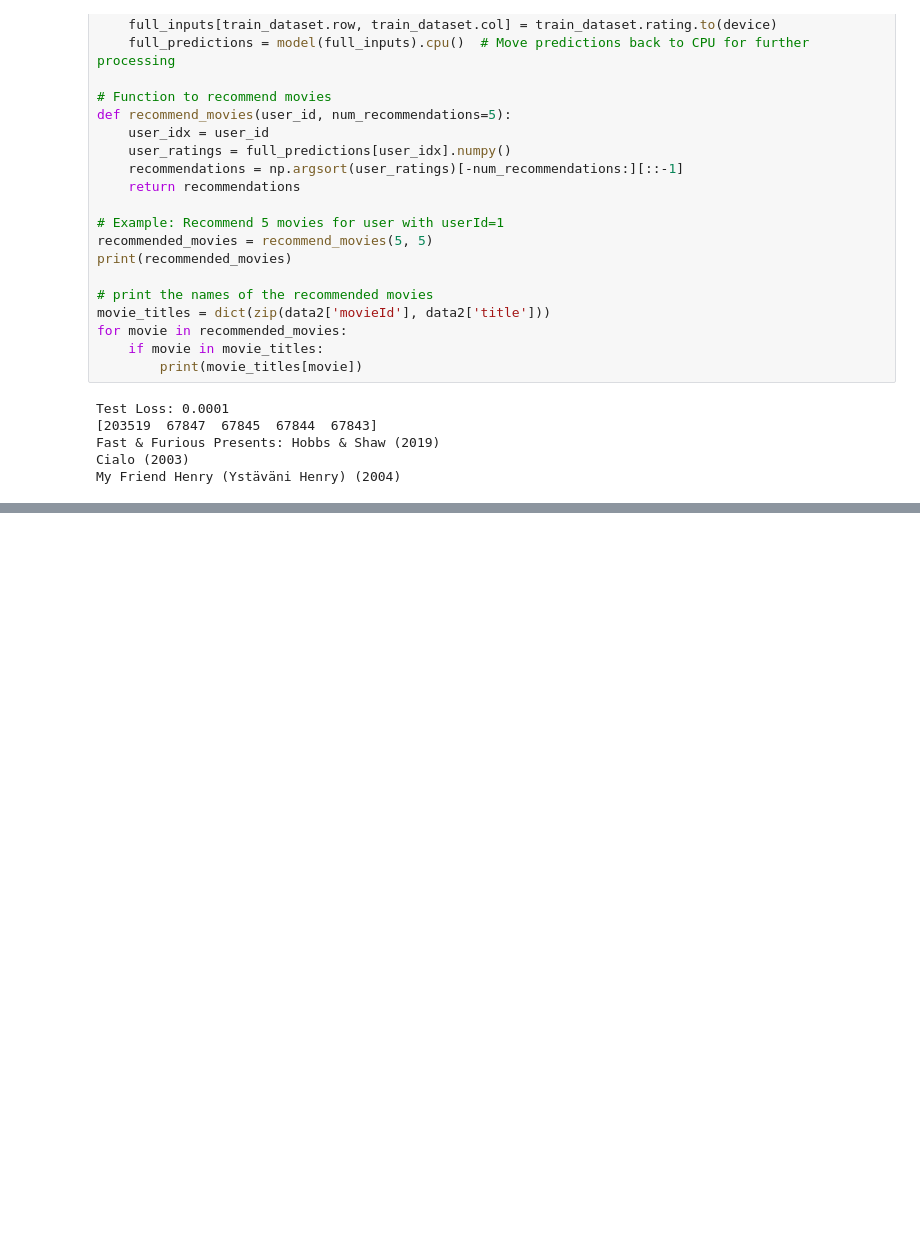
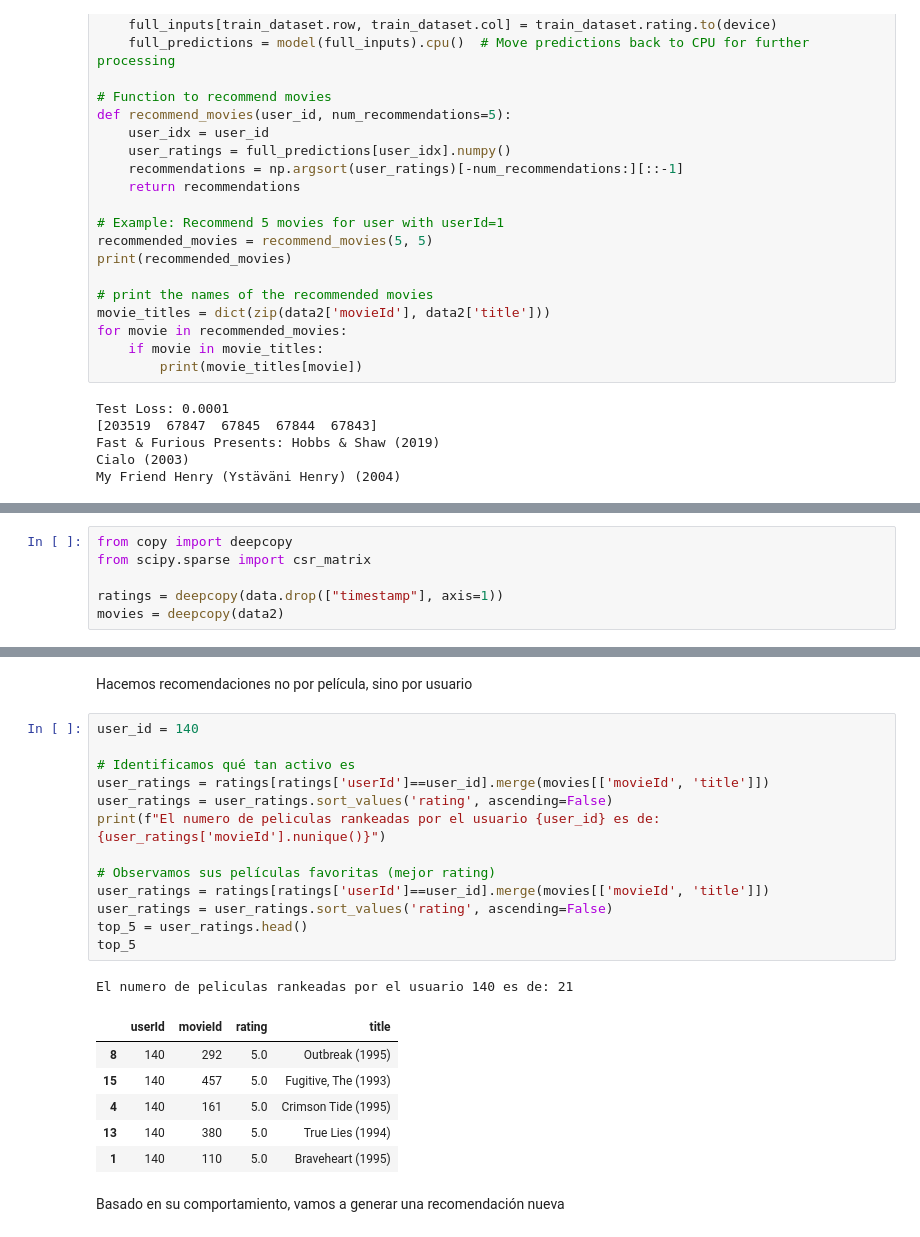
Before and after one commit to zangatec/BigDataEquipo30, a Jupyter notebook: Proyecto_avance_1_equipo30.ipynb, the cells around one changed output, grey strips where cells are left out. Drawn from its saved outputs; the diff is of its cells as text; blank space fills up the shorter version.

```diff
--- a/Proyecto_avance_1_equipo30.ipynb
+++ b/Proyecto_avance_1_equipo30.ipynb
@@ -796,0 +801,6 @@ My Friend Henry (Ystäväni Henry) (2004)
+# %%
+from copy import deepcopy
+from scipy.sparse import csr_matrix
+
+ratings = deepcopy(data.drop(["timestamp"], axis=1))
+movies = deepcopy(data2)
@@ -796,0 +908,25 @@ My Friend Henry (Ystäväni Henry) (2004)
+# %% [markdown]
+Hacemos recomendaciones no por película, sino por usuario
+# %%
+user_id = 140
+
+# Identificamos qué tan activo es
+user_ratings = ratings[ratings['userId']==user_id].merge(movies[['movieId', 'title']])
+user_ratings = user_ratings.sort_values('rating', ascending=False)
+print(f"El numero de peliculas rankeadas por el usuario {user_id} es de: {user_ratings['movieId'].nunique()}")
+
+# Observamos sus películas favoritas (mejor rating)
+user_ratings = ratings[ratings['userId']==user_id].merge(movies[['movieId', 'title']])
+user_ratings = user_ratings.sort_values('rating', ascending=False)
+top_5 = user_ratings.head()
+top_5
+# %% [output]
+El numero de peliculas rankeadas por el usuario 140 es de: 21
+|  | userId | movieId | rating | title |
+| 8 | 140 | 292 | 5.0 | Outbreak (1995) |
+| 15 | 140 | 457 | 5.0 | Fugitive, The (1993) |
+| 4 | 140 | 161 | 5.0 | Crimson Tide (1995) |
+| 13 | 140 | 380 | 5.0 | True Lies (1994) |
+| 1 | 140 | 110 | 5.0 | Braveheart (1995) |
+# %% [markdown]
+Basado en su comportamiento, vamos a generar una recomendación nueva
```
Also changed, not shown: parts of 22 cells of this notebook.
